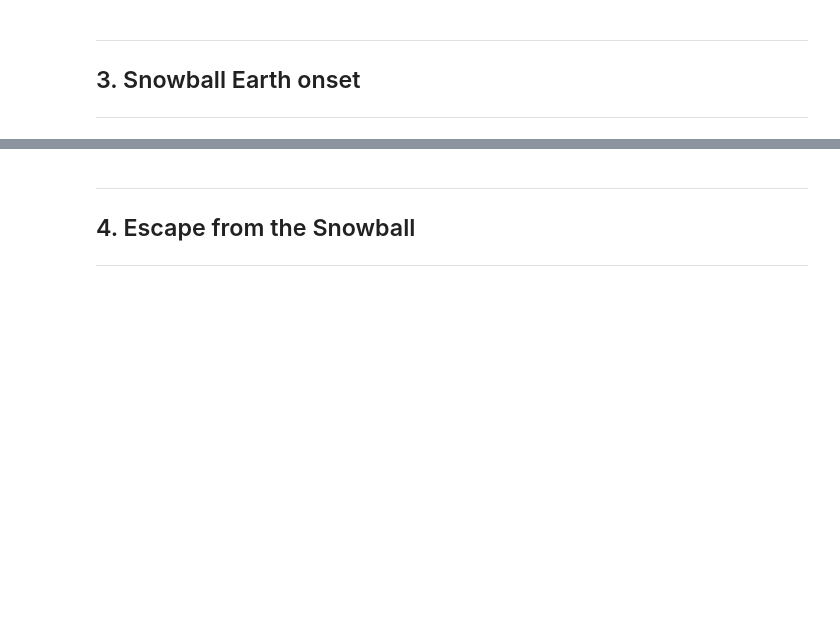
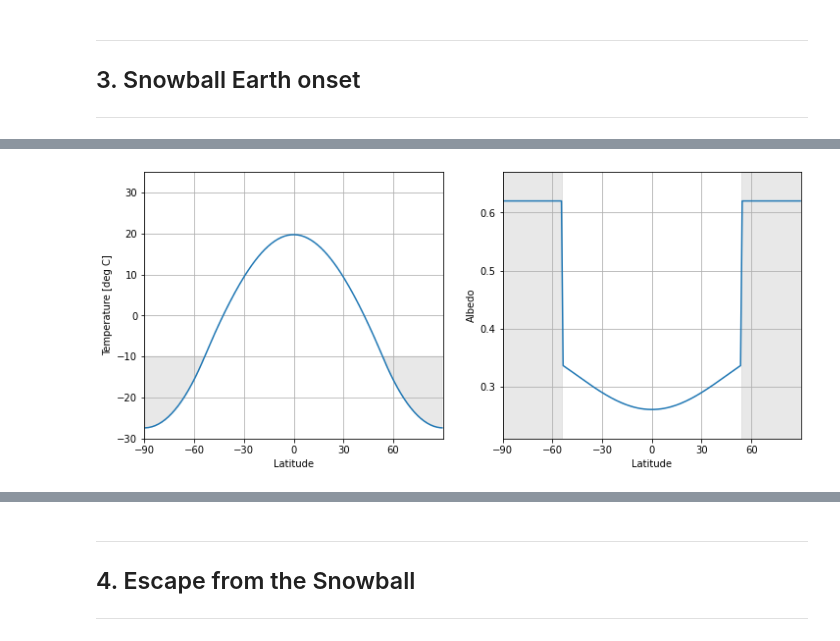
Before and after one commit to ehultee/snowball-demo, a Jupyter notebook: albedo_and_snowball.ipynb, the cells around one changed output, grey strips where cells are left out. Saved outputs shown, nothing was run; the diff lists cells and outputs as text; code cells hidden in the pictures; blank space fills up the shorter version.

```diff
--- a/albedo_and_snowball.ipynb
+++ b/albedo_and_snowball.ipynb
@@ -145,6 +145,3 @@ Tequil = np.array(model1.Ts)
 ALBequil = np.array(model1.albedo)
 OLRequil = np.array(model1.OLR)
 ASRequil = np.array(model1.ASR)
-# %%
-model1.Ts -= 20.
-model1.compute_diagnostics()
@@ -209,0 +217,4 @@ In section 2 we forced the model to be cooler everywhere.  Now, we'll examine so
+# %%
+model1.subprocess.insolation.S0 = 1300.
+model1.integrate_years(10.)
+model1.icelat
@@ -209,0 +225,4 @@ In section 2 we forced the model to be cooler everywhere.  Now, we'll examine so
+# %%
+f3 = clsn.state_plot(model1)
+# %% [output]
+[figure, added]
```
Also changed, not shown: parts of 14 cells of this notebook, 3 other files.
